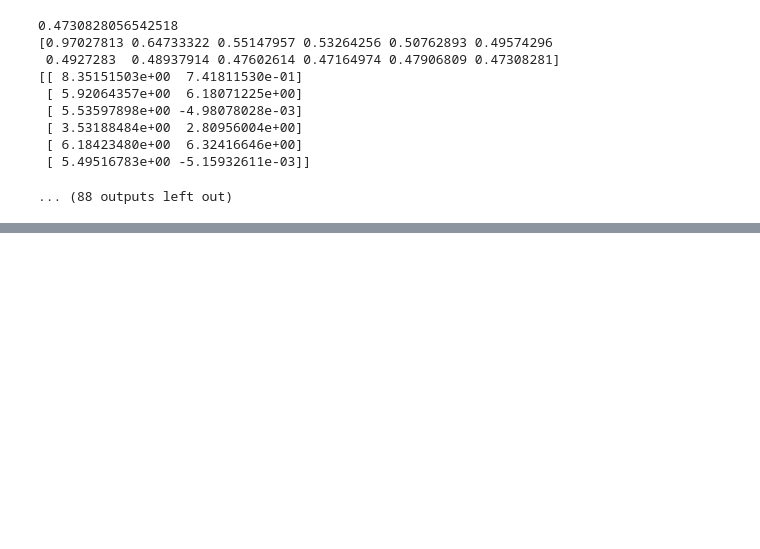
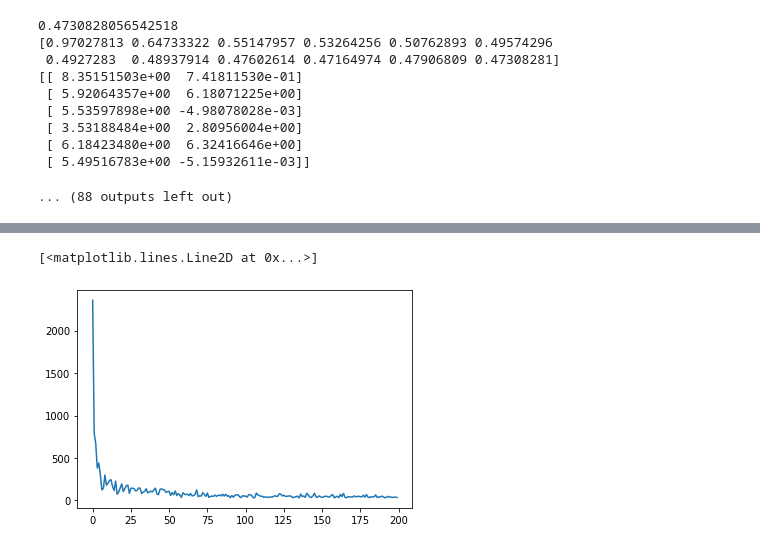
Before and after one commit to justids/QuantumGuys, a Jupyter notebook: QNNP/paraoptim.ipynb, the cells around one changed output, grey strips where cells are left out. Cells and saved outputs as stored; diff of their text form; code cells hidden in the pictures; blank space fills up the shorter version.

```diff
--- a/QNNP/paraoptim.ipynb
+++ b/QNNP/paraoptim.ipynb
@@ -212,0 +379,6 @@ ham_para0=np.array([-0.18460532, -4.87518843, -2.76178594, -0.48570543])
+# %%
+#1큐빗
+plt.plot(c)
+# %% [output]
+[<matplotlib.lines.Line2D at 0x...>]
+[figure, added]
```
Also changed, not shown: parts of 20 cells of this notebook, 5 other files.
